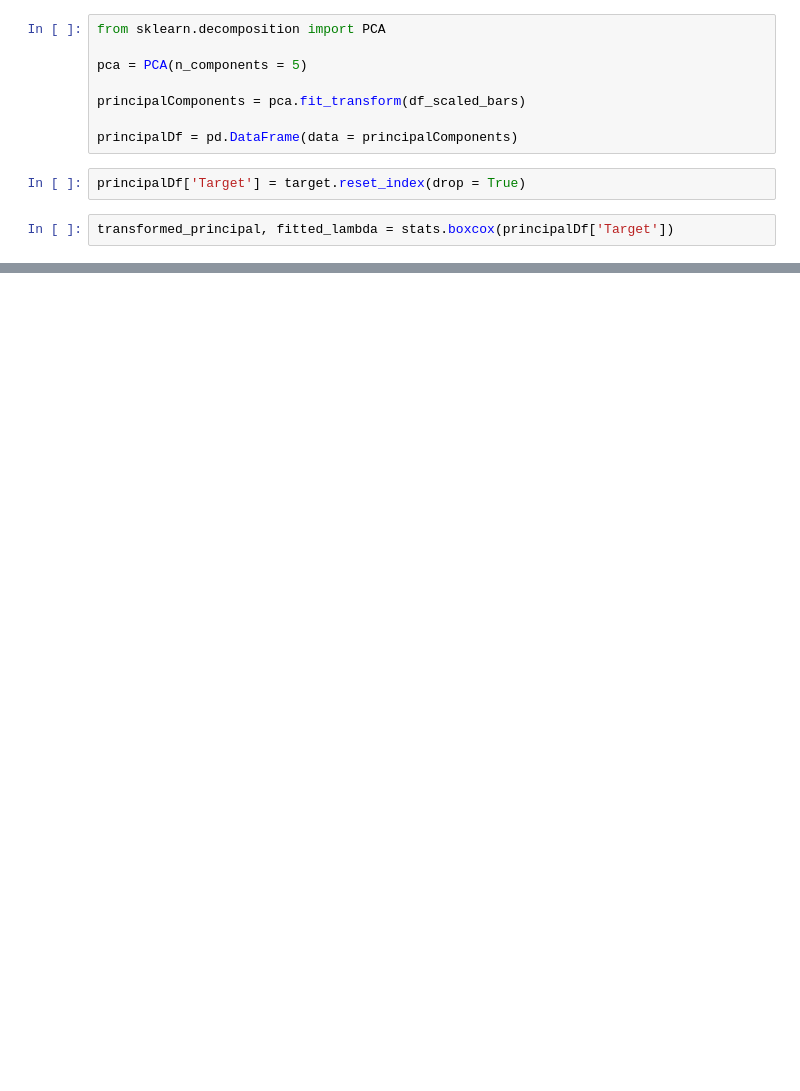
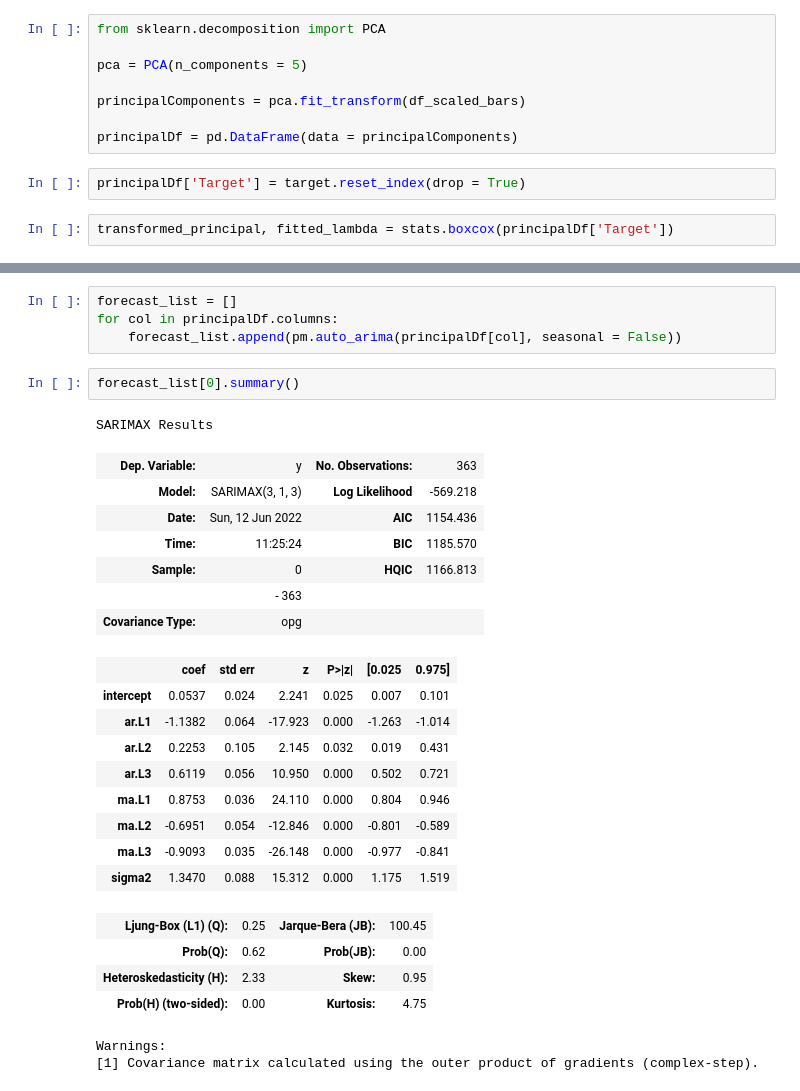
Before and after one commit to michaelortiz05/algotrader, a Jupyter notebook: Joshuas_MacD.ipynb, the cells around one changed output, grey strips where cells are left out. Drawn from its saved outputs; the diff is of its cells as text; blank space fills up the shorter version.

```diff
--- a/Joshuas_MacD.ipynb
+++ b/Joshuas_MacD.ipynb
@@ -323,2 +322,32 @@ OLS Regression Results
 Notes:
 [1] Standard Errors assume that the covariance matrix of the errors is correctly specified.
+# %%
+forecast_list = []
+for col in principalDf.columns:
+    forecast_list.append(pm.auto_arima(principalDf[col], seasonal = False))
+# %%
+forecast_list[0].summary()
+# %% [output]
+SARIMAX Results
+| Dep. Variable: | y | No. Observations: | 363 |
+| Model: | SARIMAX(3, 1, 3) | Log Likelihood | -569.218 |
+| Date: | Sun, 12 Jun 2022 | AIC | 1154.436 |
+| Time: | 11:25:24 | BIC | 1185.570 |
+| Sample: | 0 | HQIC | 1166.813 |
+|  | - 363 |  |  |
+| Covariance Type: | opg |  |  |
+|  | coef | std err | z | P>|z| | [0.025 | 0.975] |
+| intercept | 0.0537 | 0.024 | 2.241 | 0.025 | 0.007 | 0.101 |
+| ar.L1 | -1.1382 | 0.064 | -17.923 | 0.000 | -1.263 | -1.014 |
+| ar.L2 | 0.2253 | 0.105 | 2.145 | 0.032 | 0.019 | 0.431 |
+| ar.L3 | 0.6119 | 0.056 | 10.950 | 0.000 | 0.502 | 0.721 |
+| ma.L1 | 0.8753 | 0.036 | 24.110 | 0.000 | 0.804 | 0.946 |
+| ma.L2 | -0.6951 | 0.054 | -12.846 | 0.000 | -0.801 | -0.589 |
+| ma.L3 | -0.9093 | 0.035 | -26.148 | 0.000 | -0.977 | -0.841 |
+| sigma2 | 1.3470 | 0.088 | 15.312 | 0.000 | 1.175 | 1.519 |
+| Ljung-Box (L1) (Q): | 0.25 | Jarque-Bera (JB): | 100.45 |
+| Prob(Q): | 0.62 | Prob(JB): | 0.00 |
+| Heteroskedasticity (H): | 2.33 | Skew: | 0.95 |
+| Prob(H) (two-sided): | 0.00 | Kurtosis: | 4.75 |
+Warnings:
+[1] Covariance matrix calculated using the outer product of gradients (complex-step).
```
Also changed, not shown: parts of 6 cells of this notebook.
